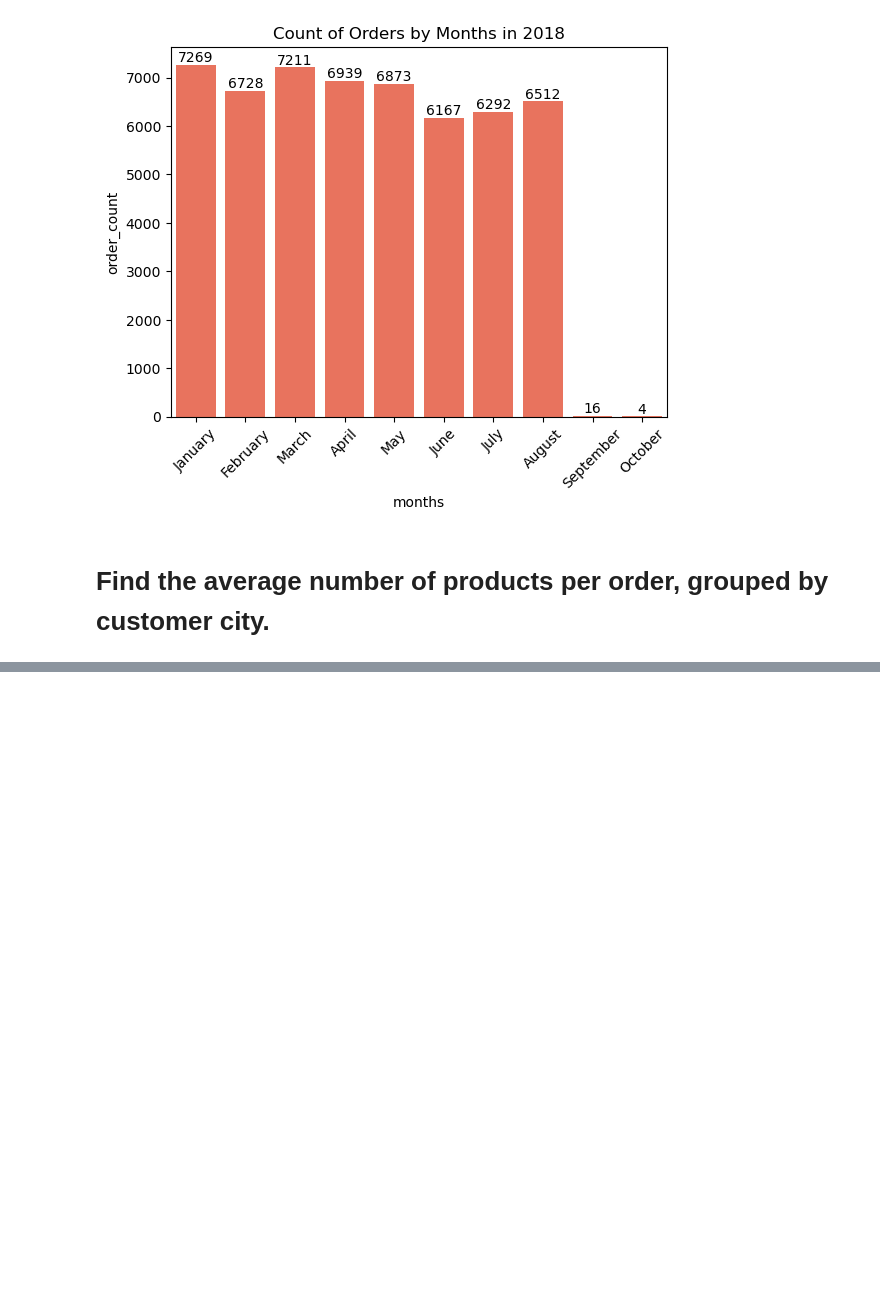
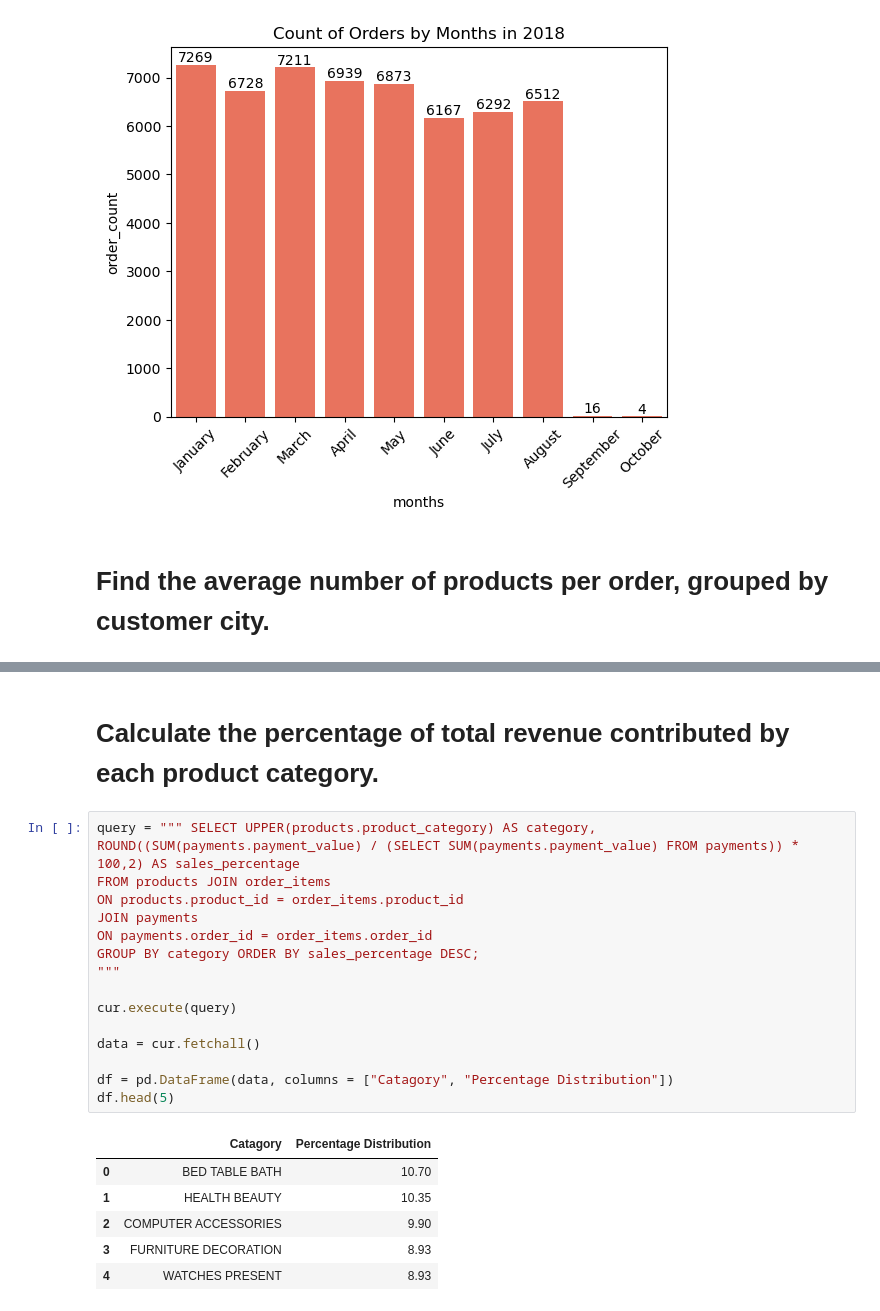
Before and after one commit to mahabubalam-gbs/SQL-Python-Ecommerce-Project, a Jupyter notebook: Ecommerce_Project.ipynb, the cells around one changed output, grey strips where cells are left out. Cells and saved outputs as stored; diff of their text form; blank space fills up the shorter version.

```diff
--- a/Ecommerce_Project.ipynb
+++ b/Ecommerce_Project.ipynb
@@ -262,3 +262,27 @@ df.head(10)
 | 7 | morro de sao paulo | 4.00 |
 | 8 | teixeira soares | 4.00 |
 | 9 | curralinho | 4.00 |
+# %% [markdown]
+# Calculate the percentage of total revenue contributed by each product category.
+# %%
+query = """ SELECT UPPER(products.product_category) AS category, ROUND((SUM(payments.payment_value) / (SELECT SUM(payments.payment_value) FROM payments)) * 100,2) AS sales_percentage
+FROM products JOIN order_items
+ON products.product_id = order_items.product_id
+JOIN payments
+ON payments.order_id = order_items.order_id
+GROUP BY category ORDER BY sales_percentage DESC;
+"""
+
+cur.execute(query)
+
+data = cur.fetchall()
+
+df = pd.DataFrame(data, columns = ["Catagory", "Percentage Distribution"])
+df.head(5)
+# %% [output]
+|  | Catagory | Percentage Distribution |
+| 0 | BED TABLE BATH | 10.70 |
+| 1 | HEALTH BEAUTY | 10.35 |
+| 2 | COMPUTER ACCESSORIES | 9.90 |
+| 3 | FURNITURE DECORATION | 8.93 |
+| 4 | WATCHES PRESENT | 8.93 |
```
Also changed, not shown: parts of 1 cell of this notebook.
